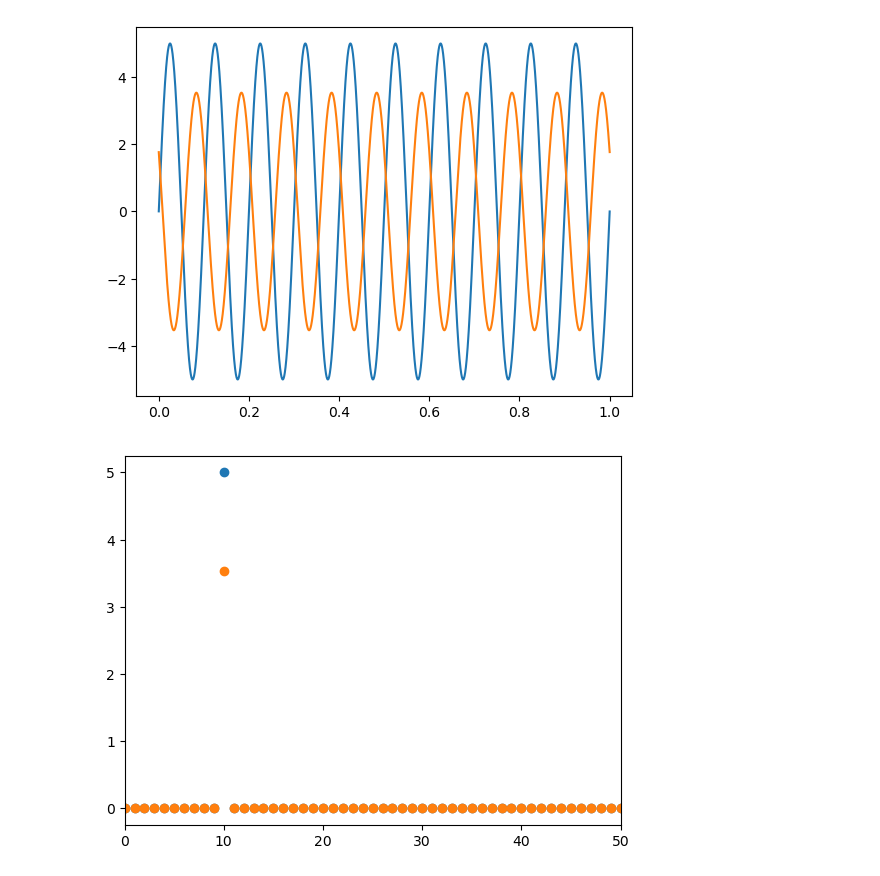
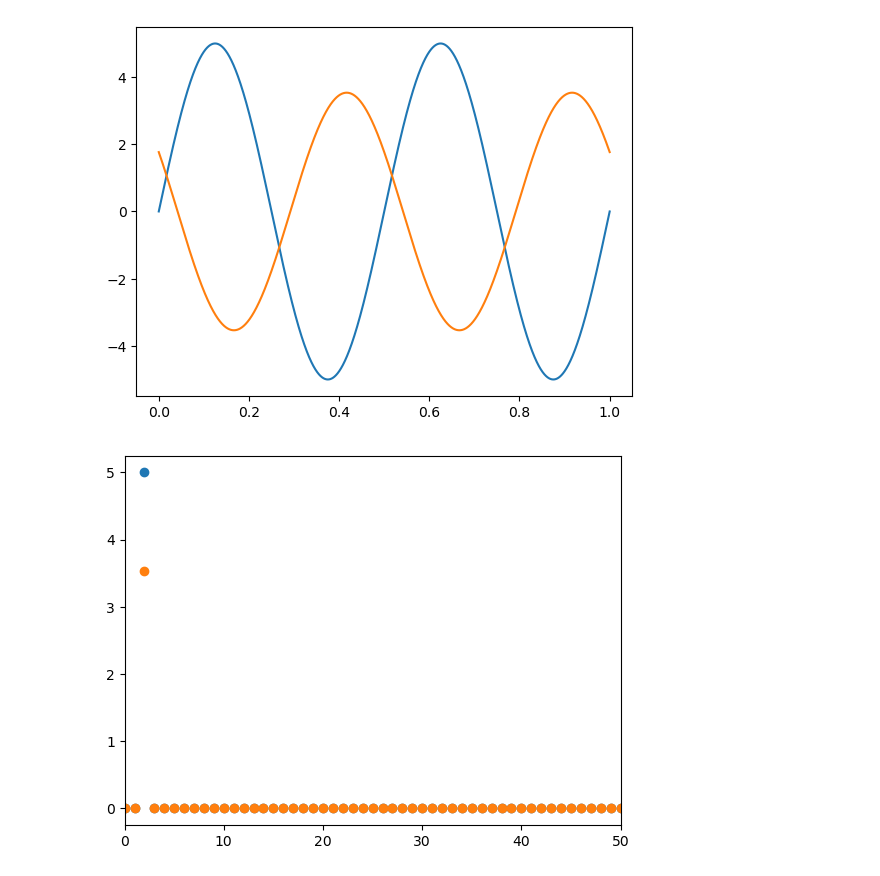
Before and after one commit to TapWhite/PE1, a Jupyter notebook: PE_sessions/PE_session_4/Ses_4.ipynb, the cells around one changed output. Saved outputs shown, nothing was run; the diff lists cells and outputs as text; code cells hidden in the pictures.

```diff
--- a/PE_sessions/PE_session_4/Ses_4.ipynb
+++ b/PE_sessions/PE_session_4/Ses_4.ipynb
@@ -325,34 +325,34 @@ class MyDAQ:
 daq = MyDAQ()
 
 samplerate = 100000
-frequency = 10
+frequency = 2
 amplitude = 5
 
 x_in, y_in = daq.generateWaveform('sine', samplerate, frequency, amplitude)
 plt.plot(x_in, y_in)
 amplitude = 5 * 1/np.sqrt(2)
 x_out, y_out = daq.generateWaveform('sine', samplerate, frequency, amplitude, phase=150)
 plt.plot(x_out, y_out)
 plt.show()
 freqs_in, fft_in = daq.performRFFT(y_in, samplerate)
 freqs_out, fft_out = daq.performRFFT(y_out, samplerate)
 
 plt.scatter(freqs_in, np.abs(fft_in))
 plt.scatter(freqs_out, np.abs(fft_out))
 plt.xlim(0,50)
 plt.show()
 
 power_in = daq.power(freqs_in, fft_in, frequency, 10)
 power_out = daq.power(freqs_out, fft_out, frequency, 10)
 H_mag = np.sqrt(power_out / power_in)
 print(H_mag, 20*np.log10(H_mag))
 
 fft_peak = np.argmax(np.abs(fft_in))
 phase_in = np.angle(fft_in)[fft_peak]
 phase_out = np.angle(fft_out)[fft_peak]
 h_arg = phase_out - phase_in
 
 print(np.rad2deg(h_arg))
 # %% [output]
-[figure, old version]
+[figure, new version]
-[figure, old version]
+[figure, new version]
```
Also changed, not shown: parts of 1 cell of this notebook, 2 other files.
